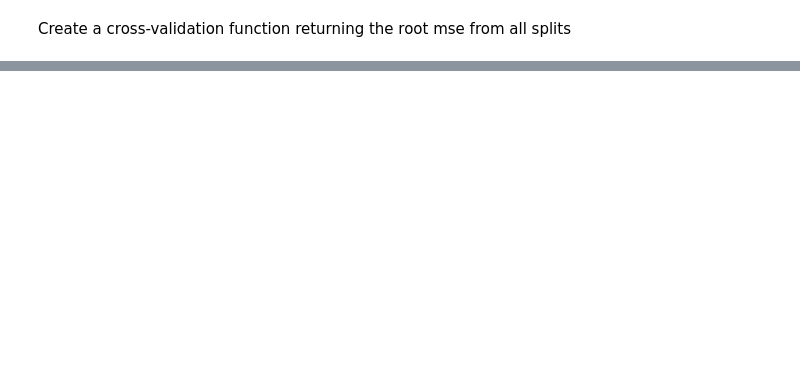
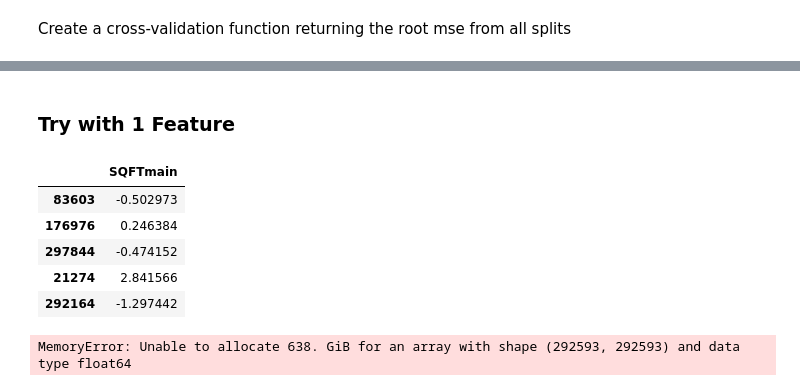
Before and after one commit to mbbatukan/CIV1498-Project2, a Jupyter notebook: notebooks/Project2_ML_Model_ES_R1.ipynb, the cells around one changed output, grey strips where cells are left out. Cells and saved outputs as stored; diff of their text form; code cells hidden in the pictures; blank space fills up the shorter version.

```diff
--- a/notebooks/Project2_ML_Model_ES_R1.ipynb
+++ b/notebooks/Project2_ML_Model_ES_R1.ipynb
@@ -633,0 +1027,32 @@ Cross-validation RMSE scores std: $16511.612871952242
+# %% [markdown]
+### Try with 1 Feature
+# %%
+def process_data_GD_1D(data):
+    """Combine all pipelines to create processed data."""
+    # Transform Data, Select Features
+    data = select_columns(data,
+                         'SQFTmain',
+                         'TotalValue'
+                         )
+
+    # Standardize Data using Standard Scaling
+    columns = ['SQFTmain']
+
+    data = standardize_data(data, columns)
+
+    # Return predictors and response variables separately
+    X = data.drop(['TotalValue'], axis = 1)
+    y = data.loc[:, 'TotalValue']
+
+    return X, y
+# %%
+X_train, y_train = process_data_GD_1D(train)
+
+X_train.head()
+# %% [output]
+|  | SQFTmain |
+| 83603 | -0.502973 |
+| 176976 | 0.246384 |
+| 297844 | -0.474152 |
+| 21274 | 2.841566 |
+| 292164 | -1.297442 |
@@ -633,0 +1123,19 @@ Cross-validation RMSE scores std: $16511.612871952242
+# %%
+theta0, theta1, epochs_conv, losses_conv = minimize_GD_1D(
+    epochs = 1000,
+    loss_fn = mse_1D,
+    grad_loss_fn = grad_mse_1D,
+    X = X_train,
+    y = y_train,
+    alpha = 0.2
+)
+
+print(theta0)
+print(theta1)
+print(theta2)
+print(theta3)
+print(theta4)
+print(epochs_conv[0])
+print(losses_conv[0]**0.5)
+# %% [output]
+MemoryError: Unable to allocate 638. GiB for an array with shape (292593, 292593) and data type float64
```
Also changed, not shown: parts of 21 cells of this notebook.
